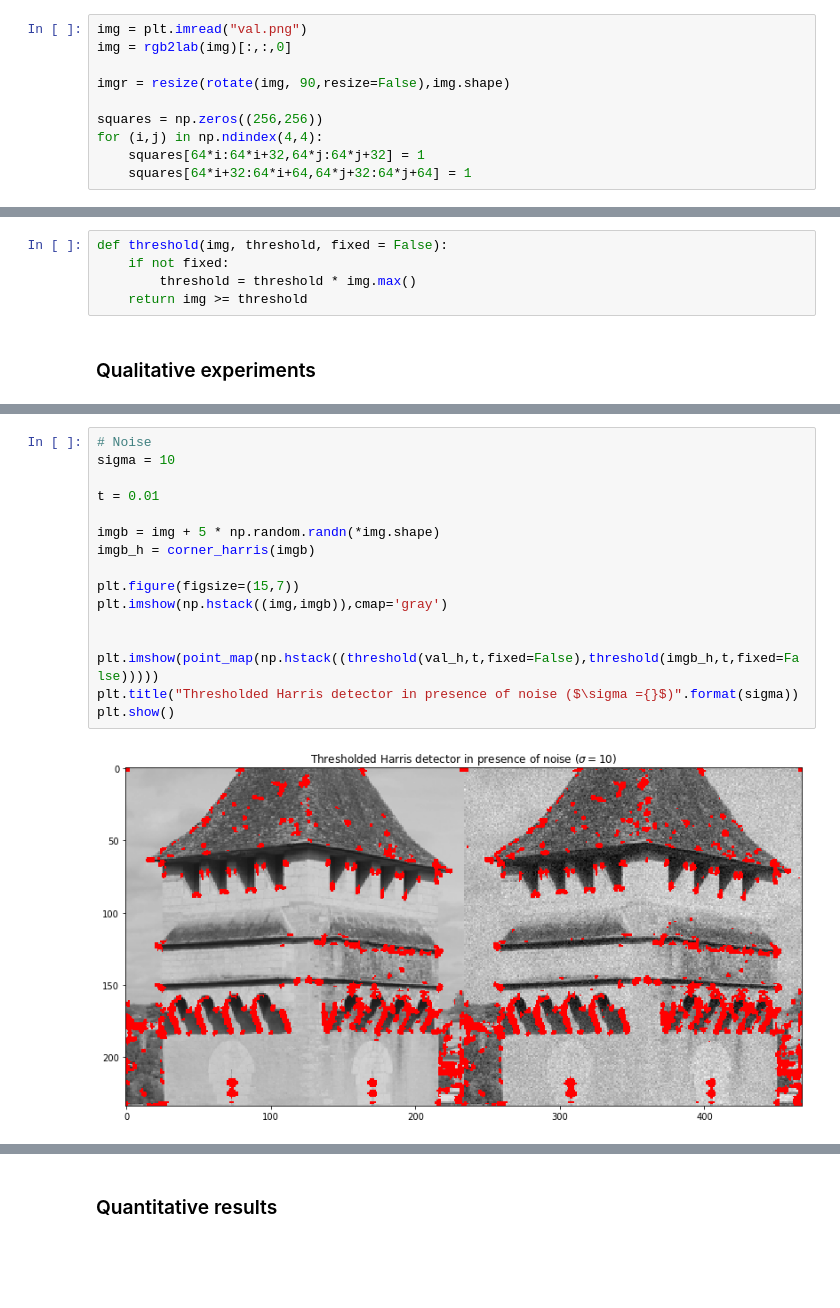
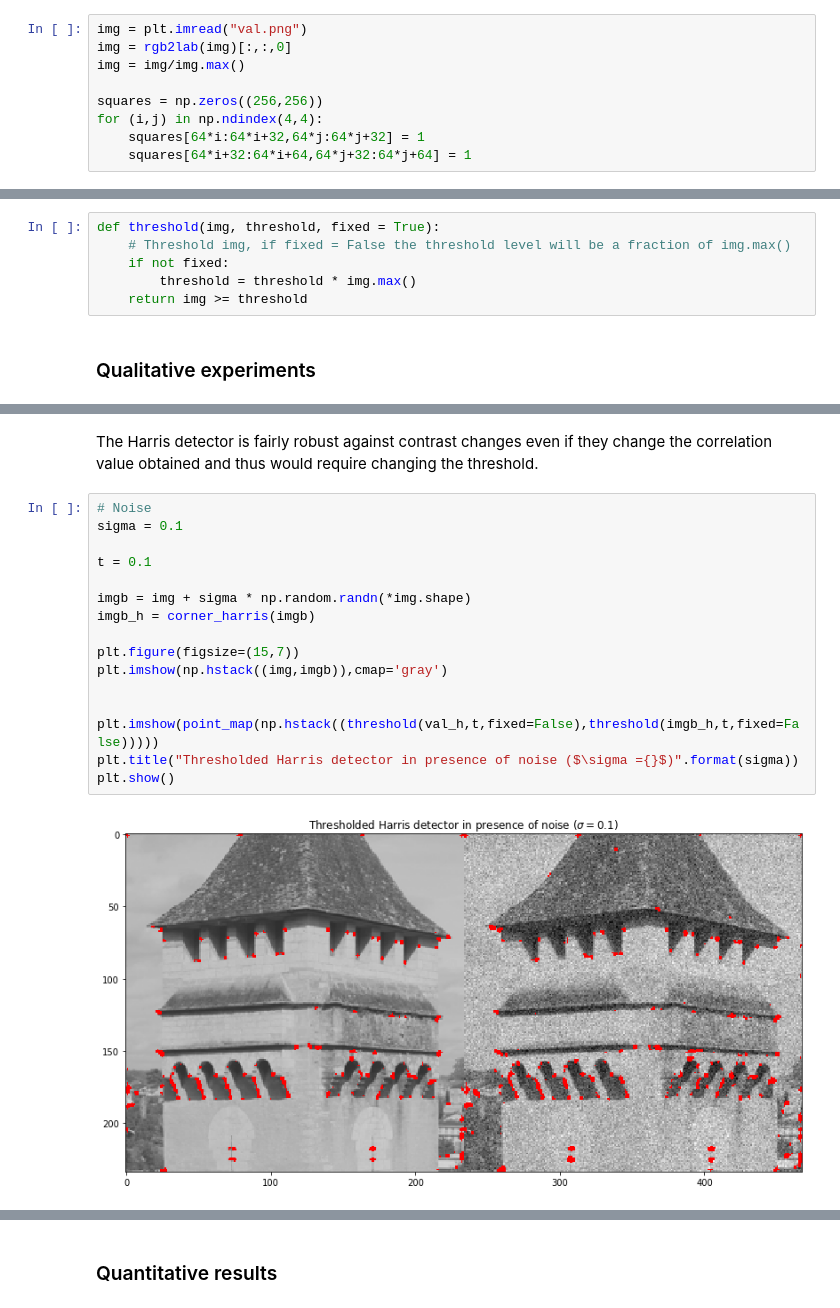
Before and after one commit to Xyouz/3dvision, a Jupyter notebook: Harris/dufraisse.ipynb, the cells around one changed output, grey strips where cells are left out. Cells and saved outputs as stored; diff of their text form; blank space fills up the shorter version.

```diff
--- a/Harris/dufraisse.ipynb
+++ b/Harris/dufraisse.ipynb
@@ -22,8 +23,7 @@ def point_map(points, color=(1,0,0), alpha=1.0):
 # %%
 img = plt.imread("val.png")
 img = rgb2lab(img)[:,:,0]
-
-imgr = resize(rotate(img, 90,resize=False),img.shape)
+img = img/img.max()
 
 squares = np.zeros((256,256))
 for (i,j) in np.ndindex(4,4):
@@ -37,5 +37,6 @@ squares_h = corner_harris(imgr)
 # %%
-def threshold(img, threshold, fixed = False):
+def threshold(img, threshold, fixed = True):
+    # Threshold img, if fixed = False the threshold level will be a fraction of img.max()
     if not fixed:
         threshold = threshold * img.max()
     return img >= threshold
@@ -76,18 +103,20 @@ plt.show()
+# %% [markdown]
+The Harris detector is fairly robust against contrast changes even if they change the correlation value obtained and thus would require changing the threshold.
 # %%
 # Noise
-sigma = 10
+sigma = 0.1
 
-t = 0.01
+t = 0.1
 
-imgb = img + 5 * np.random.randn(*img.shape)
+imgb = img + sigma * np.random.randn(*img.shape)
 imgb_h = corner_harris(imgb)
 
 plt.figure(figsize=(15,7))
 plt.imshow(np.hstack((img,imgb)),cmap='gray')
 
 
 plt.imshow(point_map(np.hstack((threshold(val_h,t,fixed=False),threshold(imgb_h,t,fixed=False)))))
 plt.title("Thresholded Harris detector in presence of noise ($\sigma ={}$)".format(sigma))
 plt.show()
 # %% [output]
-[figure, old version]
+[figure, new version]
```
Also changed, not shown: parts of 56 cells of this notebook.
